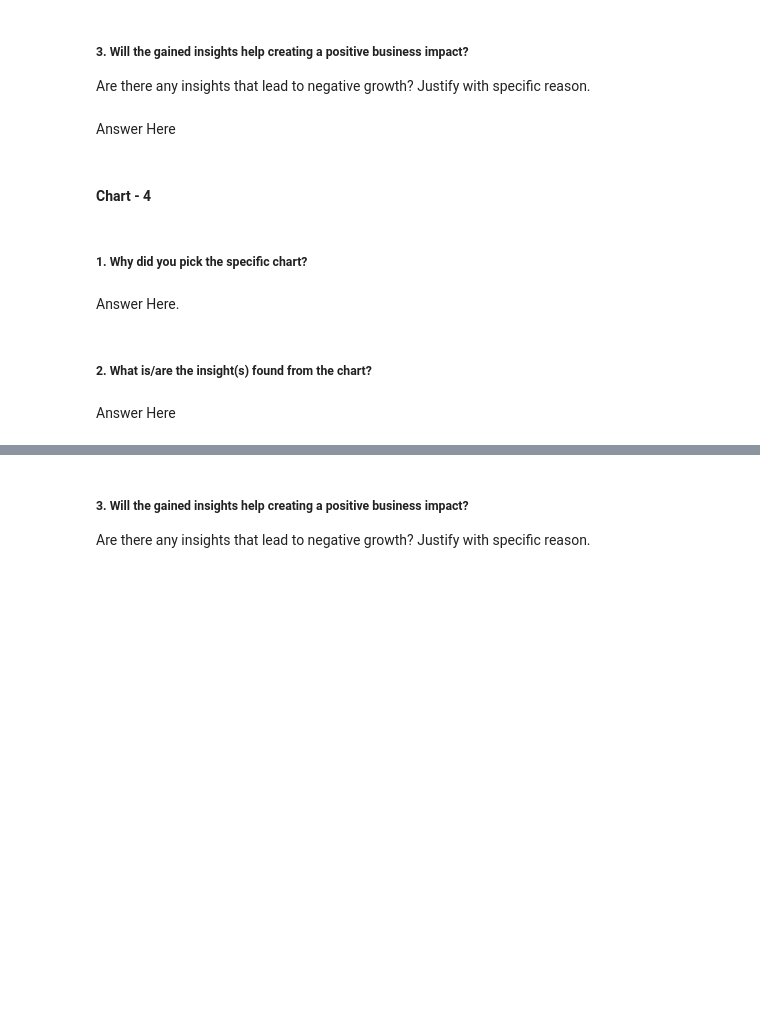
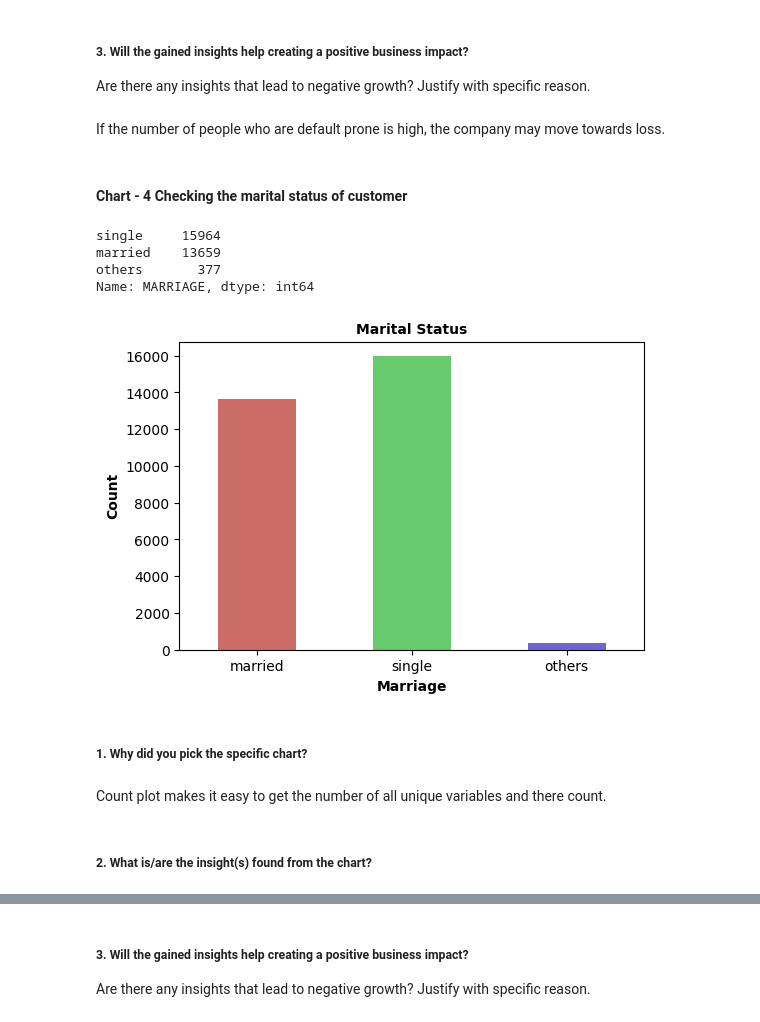
Before and after one commit to theuttammishra/Classification-Capstone, a Jupyter notebook: Credit_card_default_prediction.ipynb, the cells around one changed output, grey strips where cells are left out. Drawn from its saved outputs; the diff is of its cells as text; code cells hidden in the pictures; blank space fills up the shorter version.

```diff
--- a/Credit_card_default_prediction.ipynb
+++ b/Credit_card_default_prediction.ipynb
@@ -489,7 +526,7 @@ Answer Here
 # %% [markdown]
 ##### 3. Will the gained insights help creating a positive business impact?
 Are there any insights that lead to negative growth? Justify with specific reason.
-# %% [markdown]
-Answer Here
+# %% [markdown]
+If the number of people who are default prone is high, the company may move towards loss.
 # %% [markdown]
-#### Chart - 4
+#### Chart - 4 Checking the marital status of customer
@@ -498,8 +533,24 @@ Answer Here
+# %%
+# Printing the values
+df['MARRIAGE'].value_counts()
+# %% [output]
+single     15964
+married    13659
+others       377
+Name: MARRIAGE, dtype: int64
+# %%
+# Plotting using count plot
+plt.figure(figsize=(6,4))
+ax=sns.countplot(x=df['MARRIAGE'],palette = 'hls',width = 0.5)
+ax.set_xlabel('Marriage',size=10,fontdict={"weight": "bold"})
+ax.set_ylabel('Count',size=10,fontdict={"weight": "bold"})
+ax.set_title("Marital Status",fontsize=10,fontdict={"weight": "bold"})
+plt.show()
+# %% [output]
+[figure, added]
 # %% [markdown]
 ##### 1. Why did you pick the specific chart?
-# %% [markdown]
-Answer Here.
+# %% [markdown]
+Count plot makes it easy to get the number of all unique variables and there count.
 # %% [markdown]
 ##### 2. What is/are the insight(s) found from the chart?
-# %% [markdown]
-Answer Here
```
Also changed, not shown: parts of 97 cells of this notebook.
